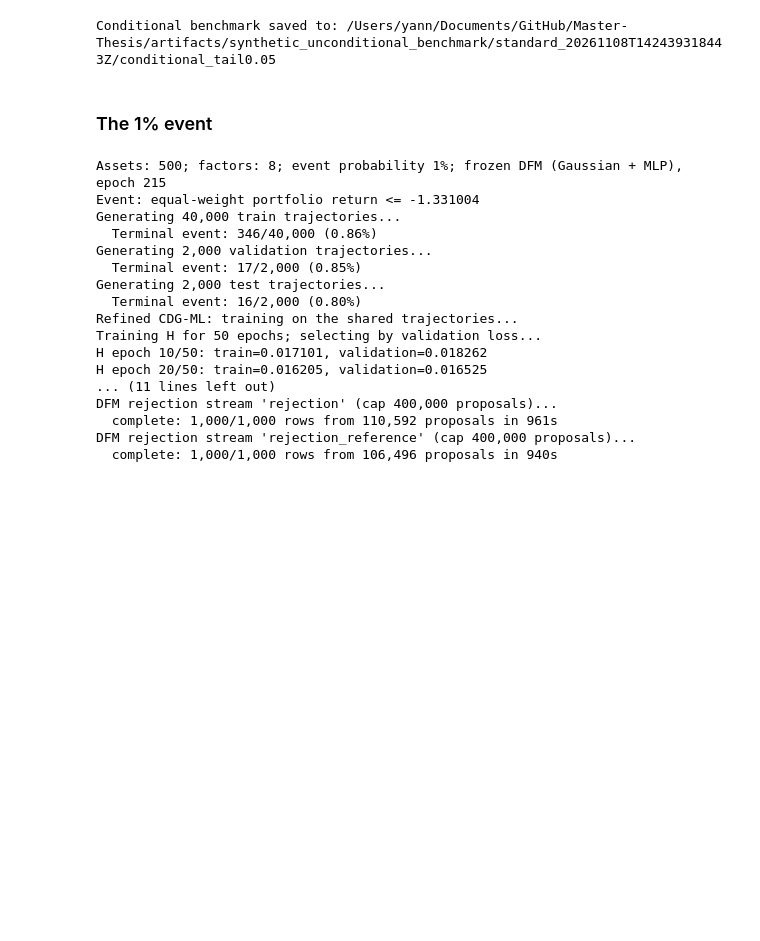
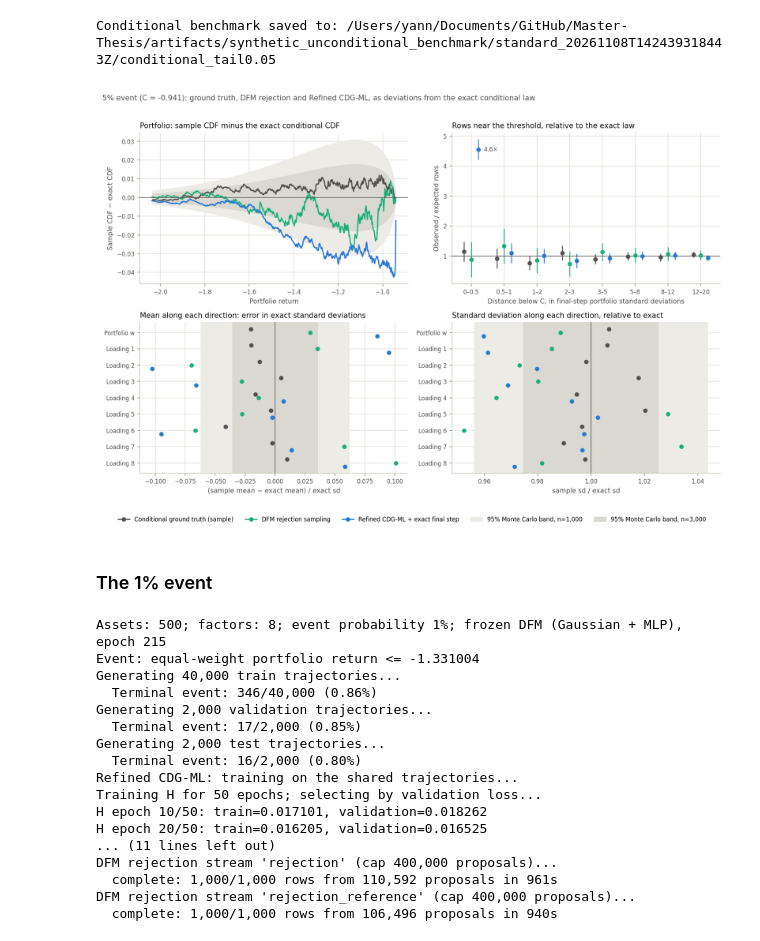
Before and after one commit to yadorno03/Master-Thesis, a Jupyter notebook: synthetic_dfm_conditional_benchmark.ipynb, the cells around one changed output. Drawn from its saved outputs; the diff is of its cells as text; code cells hidden in the pictures; blank space fills up the shorter version.

```diff
--- a/synthetic_dfm_conditional_benchmark.ipynb
+++ b/synthetic_dfm_conditional_benchmark.ipynb
@@ -653,6 +653,14 @@ DFM rejection stream 'rejection_reference' (cap 80,000 proposals)...
 | Mean error | 0.015016 | 0.048667 | 0.050259 | 0.055888 | ... |
 | Covariance error | 0.179135 | 0.328098 | 0.213466 | 0.229788 | ... |
 Conditional benchmark saved to: /Users/yann/Documents/GitHub/Master-Thesis/artifacts/synthetic_unconditional_benchmark/standard_20261108T142439318443Z/conditional_tail0.05
+# %%
+from synthetic_benchmark.reporting import plot_refined_against_references
+
+# Ground truth, DFM rejection and Refined CDG-ML only, each as its deviation from the exact
+# conditional law, with 95% Monte Carlo bands at the same sample size.
+closeup_5 = plot_refined_against_references(conditional_5, GAUSSIAN_MLP_CONFIG)
+# %% [output]
+[figure, added]
 # %% [markdown]
 ### The 1% event
 # %%
```
Also changed, not shown: parts of 1 cell of this notebook, 1 other file.
